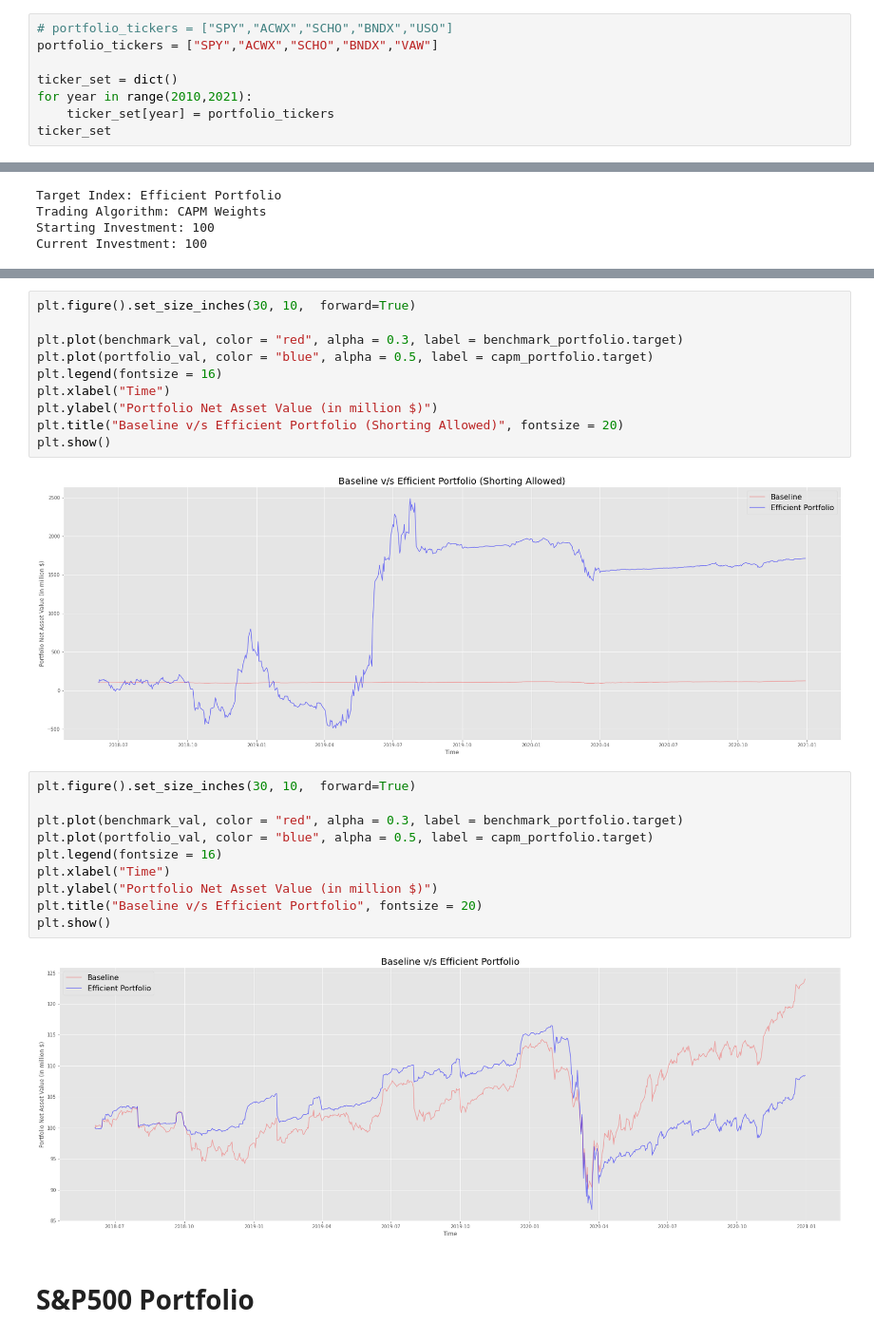
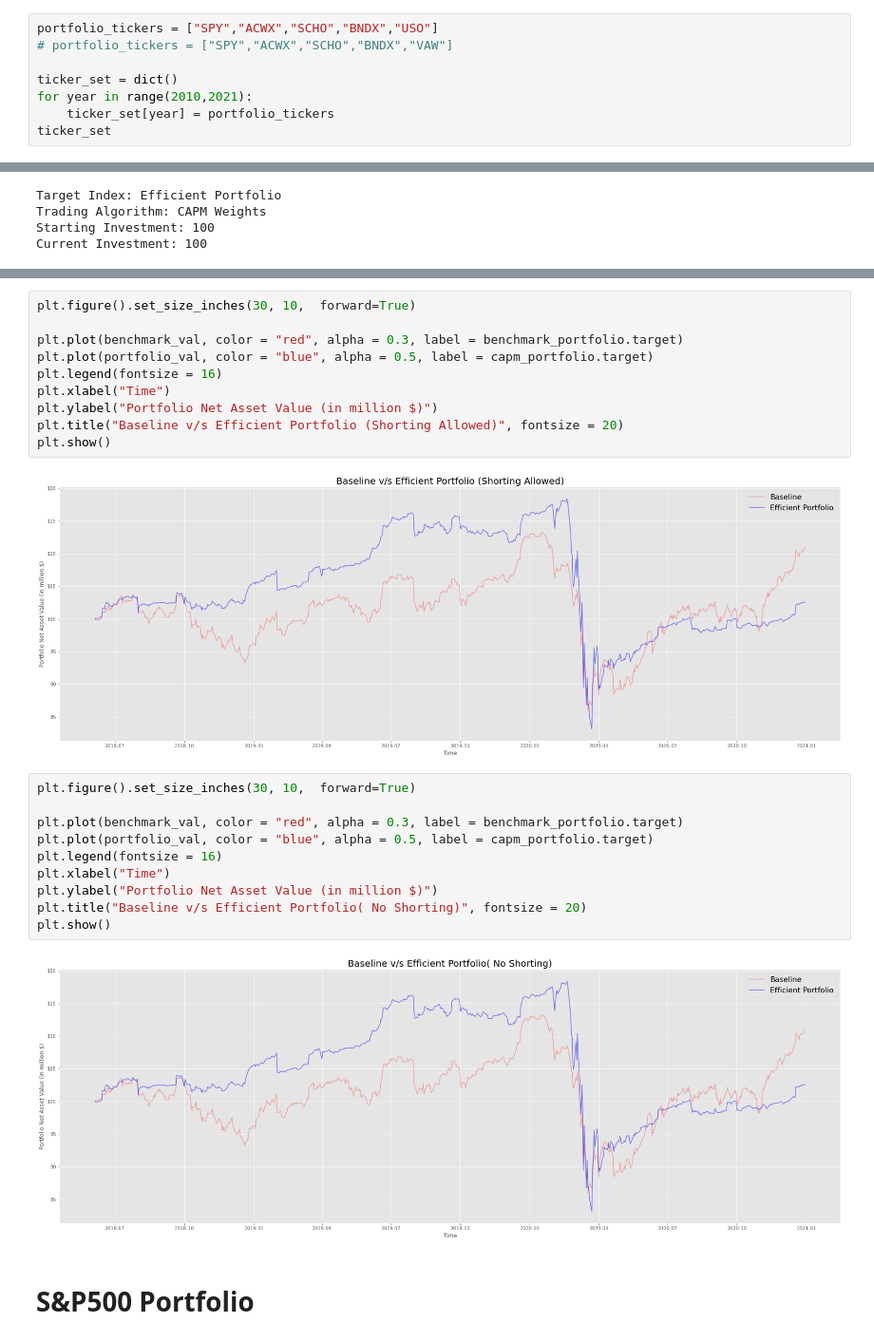
Before and after one commit to rohitashwachaks/finance, a Jupyter notebook: InvestmentStategies - Vito/HW3/portfolio.ipynb, the cells around one changed output, grey strips where cells are left out. Shown at 95% size. Drawn from its saved outputs; the diff is of its cells as text.

Commit message:
Enable Shorting

```diff
--- a/InvestmentStategies - Vito/HW3/portfolio.ipynb
+++ b/InvestmentStategies - Vito/HW3/portfolio.ipynb
@@ -19,8 +19,8 @@ def tracking_error(benchmark : pd.Series, portfolio : pd.Series) -> float:
 # %% [output]
 Building Portfolios and Initialising Trading Algorithms
 # %%
-# portfolio_tickers = ["SPY","ACWX","SCHO","BNDX","USO"]
-portfolio_tickers = ["SPY","ACWX","SCHO","BNDX","VAW"]
+portfolio_tickers = ["SPY","ACWX","SCHO","BNDX","USO"]
+# portfolio_tickers = ["SPY","ACWX","SCHO","BNDX","VAW"]
 
 ticker_set = dict()
 for year in range(2010,2021):
@@ -252,19 +252,19 @@ plt.ylabel("Portfolio Net Asset Value (in million $)")
 plt.title("Baseline v/s Efficient Portfolio (Shorting Allowed)", fontsize = 20)
 plt.show()
 # %% [output]
-[figure, old version]
+[figure, new version]
 # %%
 plt.figure().set_size_inches(30, 10,  forward=True)
 
 plt.plot(benchmark_val, color = "red", alpha = 0.3, label = benchmark_portfolio.target)
 plt.plot(portfolio_val, color = "blue", alpha = 0.5, label = capm_portfolio.target)
 plt.legend(fontsize = 16)
 plt.xlabel("Time")
 plt.ylabel("Portfolio Net Asset Value (in million $)")
-plt.title("Baseline v/s Efficient Portfolio", fontsize = 20)
+plt.title("Baseline v/s Efficient Portfolio( No Shorting)", fontsize = 20)
 plt.show()
 # %% [output]
-[figure, old version]
+[figure, new version]
 # %% [markdown]
 # S&P500 Portfolio
 # %% [markdown]
```
Also changed, not shown: parts of 6 cells of this notebook, 2 other files.
